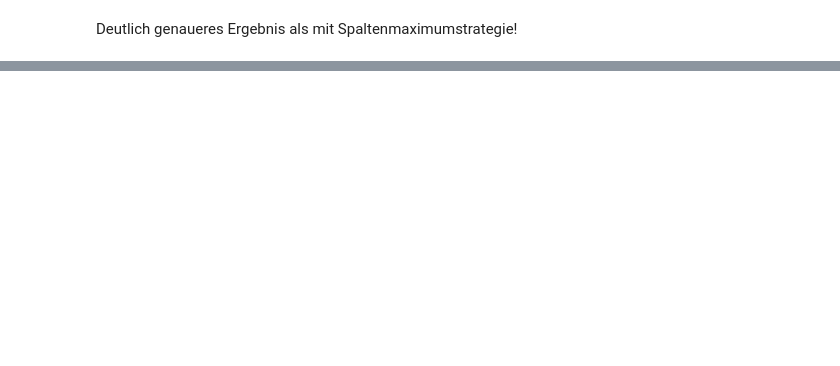
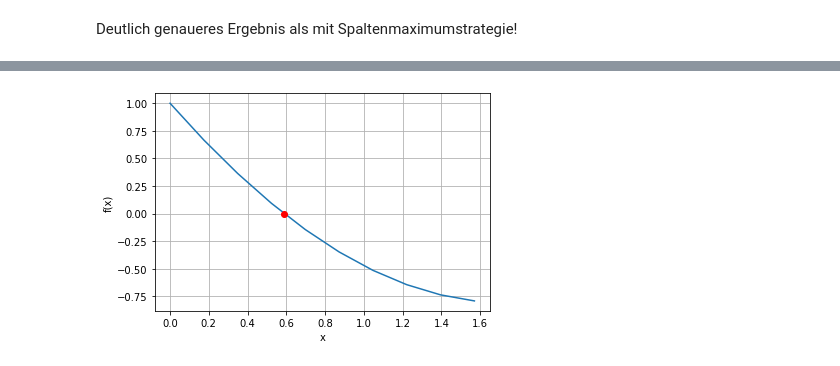
Before and after one commit to OleBo/MathSo, a Jupyter notebook: notebooks/Numerik.ipynb, the cells around one changed output, grey strips where cells are left out. Drawn from its saved outputs; the diff is of its cells as text; code cells hidden in the pictures; blank space fills up the shorter version.

```diff
--- a/notebooks/Numerik.ipynb
+++ b/notebooks/Numerik.ipynb
@@ -969,0 +1145,12 @@ $b_k - a_k < \delta$
+# %%
+from math_so.utils import bisection
+import math
+import logging
+import sys
+logging.basicConfig(stream=sys.stdout, level=logging.INFO)
+def f(x):
+    return np.exp(-x) - np.sin(x)
+a = 0
+b = .5*math.pi
+tol = 1e-6
+x_bisection = bisection(f, a, b, tol)
@@ -970 +1175,11 @@ $b_k - a_k < \delta$
+# %%
+from matplotlib import pyplot as plt
+x = np.linspace(0, .5*math.pi, 10)
+plt.plot(x, f(x))
+plt.plot(x_bisection, f(x_bisection), 'ro')
+plt.xlabel('x')
+plt.ylabel('f(x)')
+plt.grid()
+# %% [output]
+[figure, added]
 # %% [markdown]
```
Also changed, not shown: parts of 47 cells of this notebook, 6 other files.
